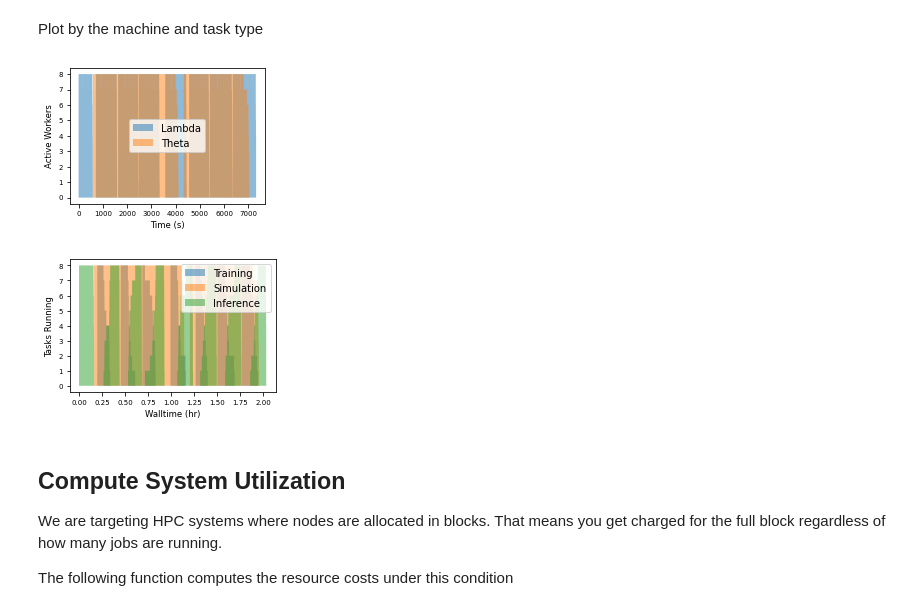
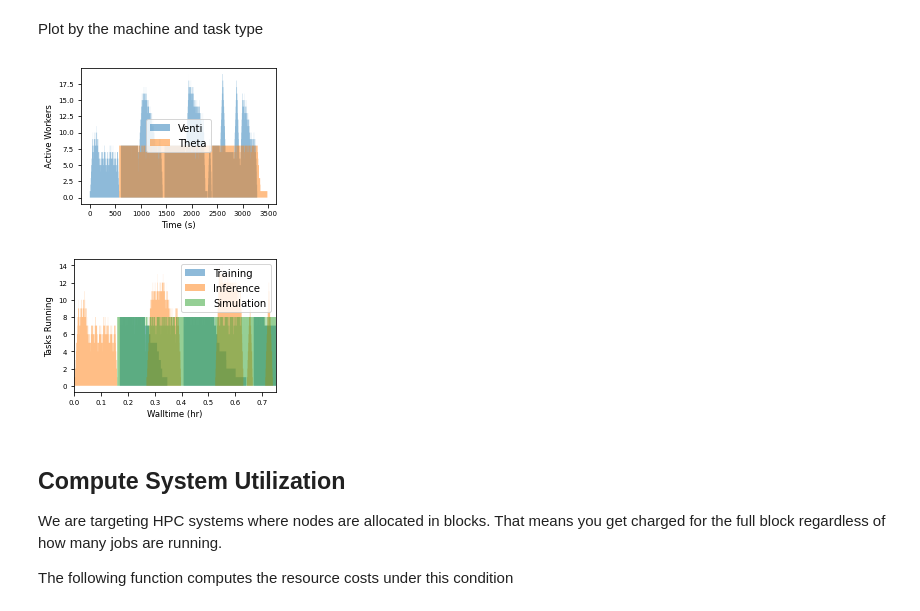
Before and after one commit to exalearn/multi-site-campaigns, a Jupyter notebook: molecular-design/notebooks/0_post-process-runs.ipynb, the cells around one changed output. Saved outputs shown, nothing was run; the diff lists cells and outputs as text; code cells hidden in the pictures.

```diff
--- a/molecular-design/notebooks/0_post-process-runs.ipynb
+++ b/molecular-design/notebooks/0_post-process-runs.ipynb
@@ -13,8 +13,7 @@ import json
 # %% [markdown]
 Configuration
 # %%
-run_dir = Path('prod-runs/8KNL-8V100-continuous/')
-run_dir = Path('../runs/xtb-N8-n1-022ad4-14May22-195832')
+run_dir = Path('./prod-runs/8KNL-20T4-no-ps/')
 # %% [markdown]
 ## Load in the Results
 We want the runtimes and system hostnames so we can measure how many tasks are running concurrently
@@ -174,24 +173,24 @@ ax.set_ylabel('Active Workers')
 ax.legend(loc='center')
 fig.savefig('figures/theta-utilization.png', dpi=320)
 # %% [output]
-[figure, old version]
+[figure, new version]
 # %%
 fig, ax = plt.subplots(figsize=(3.5, 2.5))
 
 for task_type in set(results['task_type']):
     ax.fill_between(utilization['walltime'] / 3600, utilization[task_type], step='post', label=task_type.capitalize(), alpha=0.5)
 
-#ax.set_xlim(0, 0.75)
+ax.set_xlim(0, 0.75)
 #ax.set_ylim(0, 8)
 
 
 ax.set_xlabel('Walltime (hr)')
 ax.set_ylabel('Tasks Running')
 
 ax.legend()
 fig.tight_layout()
 # %% [output]
-[figure, old version]
+[figure, new version]
 # %% [markdown]
 ## Compute System Utilization
 We are targeting HPC systems where nodes are allocated in blocks. That means you get charged for the full block regardless of how many jobs are running.
```
Also changed, not shown: parts of 7 cells of this notebook, 17 other files.
